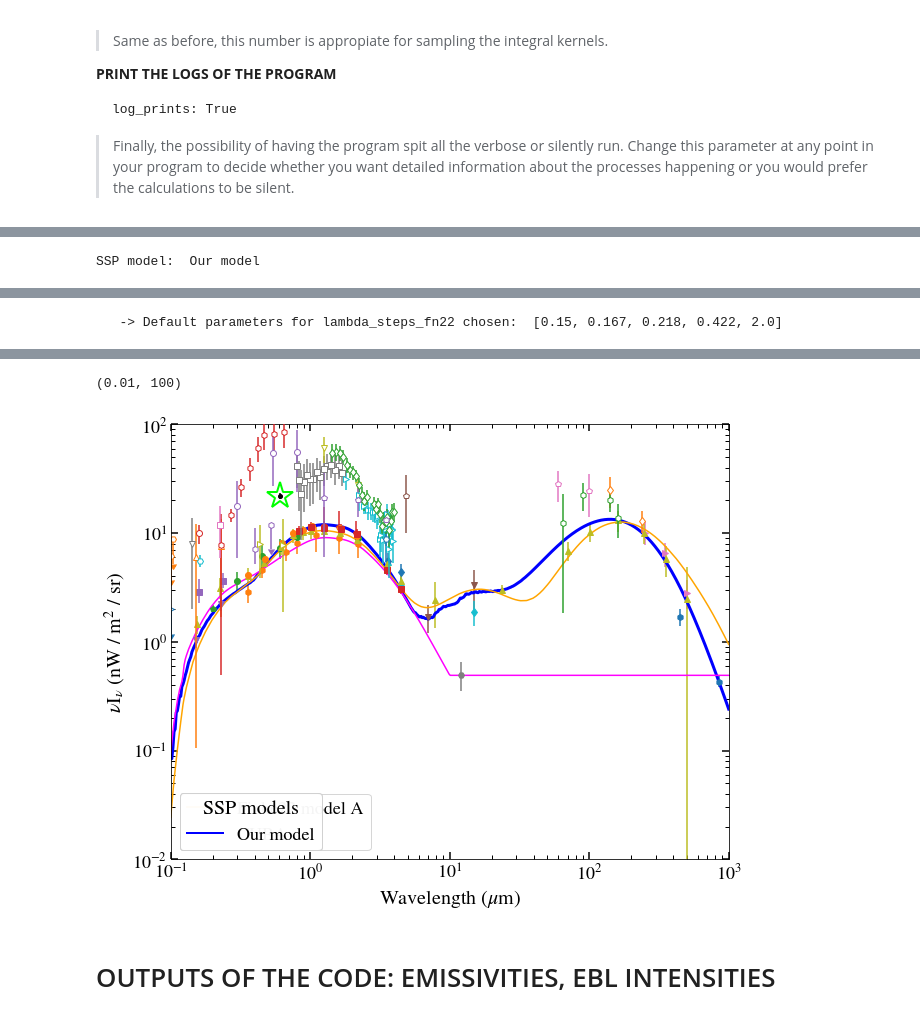
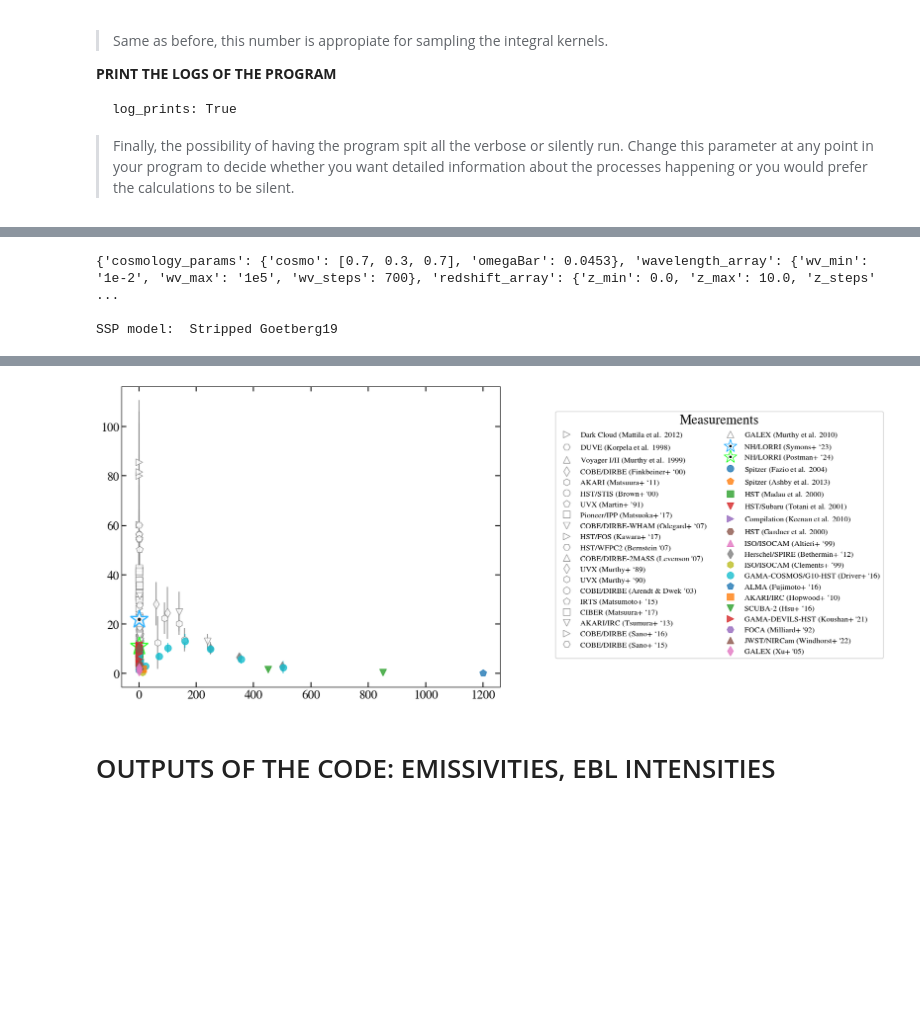
Before and after one commit to saraporrasbedmar/niebla, a Jupyter notebook: notebooks/ebl_outputs.ipynb, the cells around one changed output, grey strips where cells are left out. Cells and saved outputs as stored; diff of their text form; code cells hidden in the pictures; blank space fills up the shorter version.

Commit message:
notebooks inputs

```diff
--- a/notebooks/ebl_outputs.ipynb
+++ b/notebooks/ebl_outputs.ipynb
@@ -105,6 +89,5 @@ def read_config_file(ConfigFile):
 
 # We initialize the class with the input file
 config_data = read_config_file(input_file_dir + 'input_example.yml')
-# config_data = read_config_file(input_file_dir + 'input_dust_reem.yml')
-ebl_class = EBL_model.input_yaml_data_into_class(config_data, log_prints=True)
+ebl_class = ebl_model.EBL_model.input_yaml_data_into_class(config_data, log_prints=True)
 # %% [output]
@@ -159,6 +143,13 @@ log_prints: True
 > Finally, the possibility of having the program spit all the verbose or silently run. Change this parameter at any point in your program to decide whether you want detailed information about the processes happening or you would prefer the calculations to be silent.
 # %%
 fig_cob, ax_cob = plt.subplots(figsize=(10, 8))
+
+measurements.ebl(
+    lambda_min_total=0.08, fig=fig_cob, ax=ax_cob,
+    colors_UL=['grey'], plot_UL=True, plot_IGL=True,
+    show_legend=True)
+
+print(config_data)
 
 waves_ebl = np.logspace(-1, 3, num=500)
 freq_array_ebl = np.log10(3e8 / (waves_ebl * 1e-6))
@@ -218 +209,3 @@ plt.ylim(1e-2, 100)
-SSP model:  Our model
+{'cosmology_params': {'cosmo': [0.7, 0.3, 0.7], 'omegaBar': 0.0453}, 'wavelength_array': {'wv_min': '1e-2', 'wv_max': '1e5', 'wv_steps': 700}, 'redshift_array': {'z_min': 0.0, 'z_max': 10.0, 'z_steps' ...
+
+SSP model:  Stripped Goetberg19
@@ -225 +212,0 @@ SSP model:  Our model
-   -> Default parameters for lambda_steps_fn22 chosen:  [0.15, 0.167, 0.218, 0.422, 2.0]
@@ -244,5 +213,4 @@ SSP model:  Our model
-(0.01, 100)
-[figure, old version]
+[figure, new version]
 # %% [markdown]
 # OUTPUTS OF THE CODE: EMISSIVITIES, EBL INTENSITIES
 # %% [markdown]
```
Also changed, not shown: parts of 5 cells of this notebook, 5 other files.
